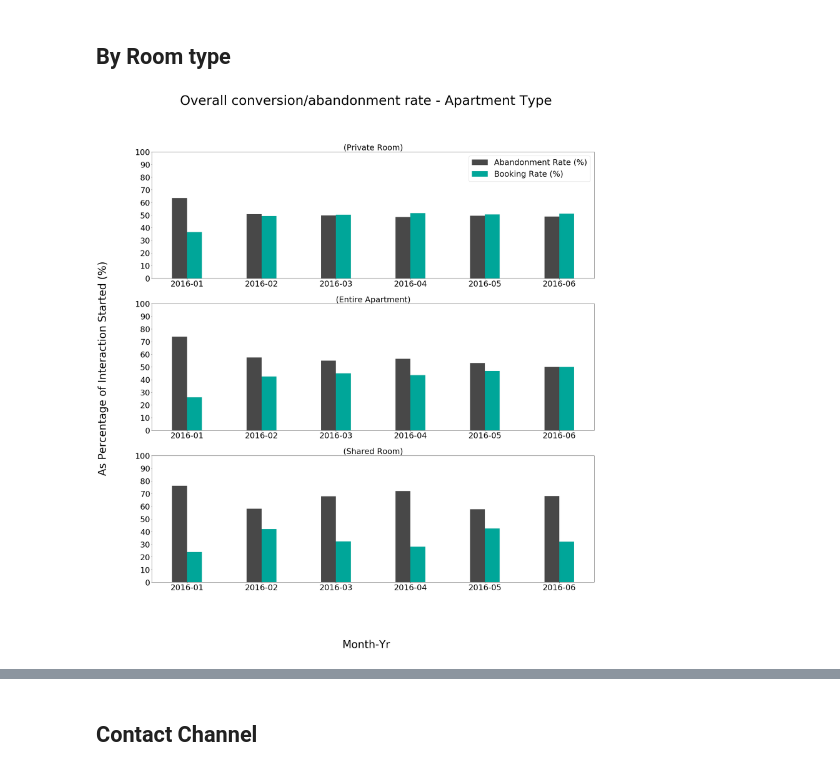
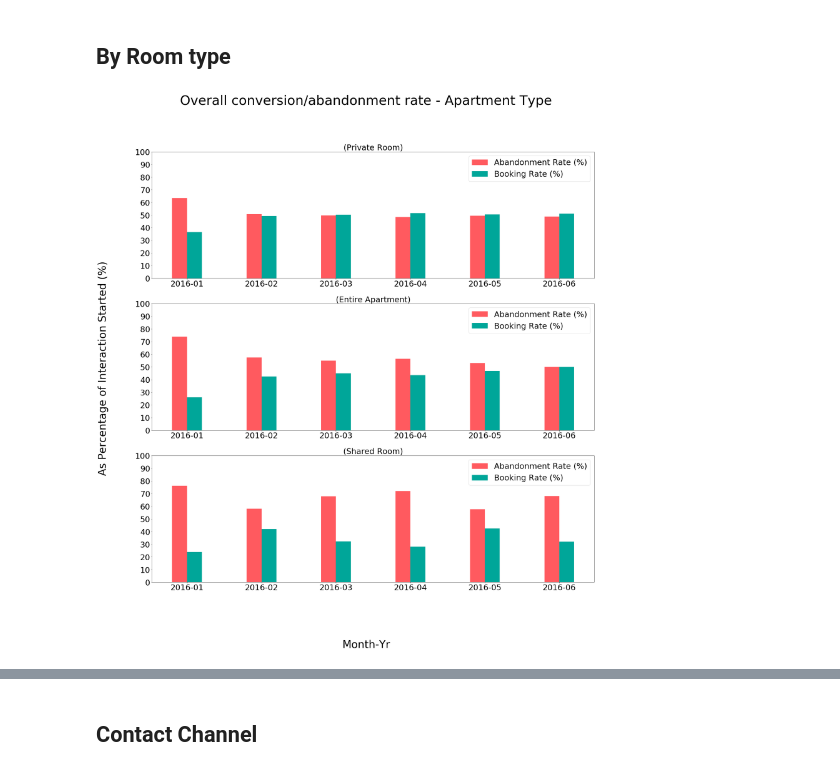
Before and after one commit to NikhilSawal/data_science_case_studies, a Jupyter notebook: airbnb/solution/solution.ipynb, the cells around one changed output, grey strips where cells are left out. Saved outputs shown, nothing was run; the diff lists cells and outputs as text; code cells hidden in the pictures.

```diff
--- a/airbnb/solution/solution.ipynb
+++ b/airbnb/solution/solution.ipynb
@@ -8,7 +8,8 @@ pd.set_option('display.max_columns', 100)
 pd.set_option('display.max_rows', 20000)
 # %%
 ## Import data
-path = '/Users/nikhilsawal/OneDrive/ml_case_studies/airbnb/solution/data/'
+path = '/Users/nikhilsawal/OneDrive/machine_learning/data_science_case_studies/airbnb/solution/data/'
+image_path = '/Users/nikhilsawal/OneDrive/machine_learning/data_science_case_studies/airbnb/'
 contacts = pd.read_csv(path + 'contacts.csv')
 listings = pd.read_csv(path + 'listings.csv')
 users = pd.read_csv(path + 'users.csv')
@@ -409,7 +410,7 @@ top_ax, middle_ax, bottom_ax = ax
 top_ax.bar(x_indexes + 0.00,
          checkins_df_private_room['abandonment_rate(%)'],
          width=width,
-         color="#484848",
+         color="#FF5A5F",
          label="Abandonment Rate (%)")
 top_ax.bar(x_indexes + 0.20,
          checkins_df_private_room['booking_rate(%)'],
@@ -433,7 +434,7 @@ top_ax.set_yticklabels(y_indexes, fontsize = 30)
 middle_ax.bar(x_indexes + 0.00,
          checkins_df_entire_apt['abandonment_rate(%)'],
          width=width,
-         color="#484848",
+         color="#FF5A5F",
          label="Abandonment Rate (%)")
 middle_ax.bar(x_indexes + 0.20,
          checkins_df_entire_apt['booking_rate(%)'],
@@ -441,6 +442,7 @@ middle_ax.bar(x_indexes + 0.20,
          color="#00A699",
          label="Booking Rate (%)")
 
+middle_ax.legend(fontsize=30, loc='upper right')
 middle_ax.set_xticks(ticks=x_indexes + 0.5*width)
 middle_ax.set_xticklabels(labels=x, fontsize=30)
 middle_ax.set_yticks(ticks=y_indexes)
@@ -455,36 +457,38 @@ bottom_ax.yaxis.set_major_formatter(FormatStrFormatter('%.2f%%'))
 bottom_ax.bar(x_indexes + 0.00,
          checkins_df_shared_room['abandonment_rate(%)'],
          width=width,
-         color="#484848",
+         color="#FF5A5F",
          label="Abandonment Rate (%)")
 bottom_ax.bar(x_indexes + 0.20,
          checkins_df_shared_room['booking_rate(%)'],
          width=width,
          color="#00A699",
          label="Booking Rate (%)")
 
+bottom_ax.legend(fontsize=30, loc='upper right')
 bottom_ax.set_xticks(ticks=x_indexes + 0.5*width)
 bottom_ax.set_xticklabels(labels=x, fontsize=30)
 bottom_ax.set_yticks(ticks=y_indexes)
 bottom_ax.set_yticklabels(y_indexes, fontsize=30)
 bottom_ax.set_title('(Shared Room)', fontsize=30)
 
 fig.text(0.5, 0.01, 'Month-Yr', ha='center', fontsize=40)
 fig.text(0.03, 0.5, 'As Percentage of Interaction Started (%)',
          va='center', rotation='vertical', fontsize=40)
 
 plt.suptitle("Overall conversion/abandonment rate - Apartment Type", fontsize=50, ha='center')
 
 plt.show()
+fig.savefig(image_path + 'plots/conversion_by_room_type.png')
 
 # 1. Shared rooms are more likely to be abandoned over time. Typically shared
 # rooms are not favourites with families. So based on this analysis we might
 # want to look into our targeting strategies for shared rooms.
 
 # 2. Also, the abandonment in the month of January is consistantly high. So
 # we might want to look into that.
 # %% [output]
-[figure, old version]
+[figure, new version]
 # %%
 from statistics import mean
 
```
Also changed, not shown: parts of 4 cells of this notebook, 5 other files.
